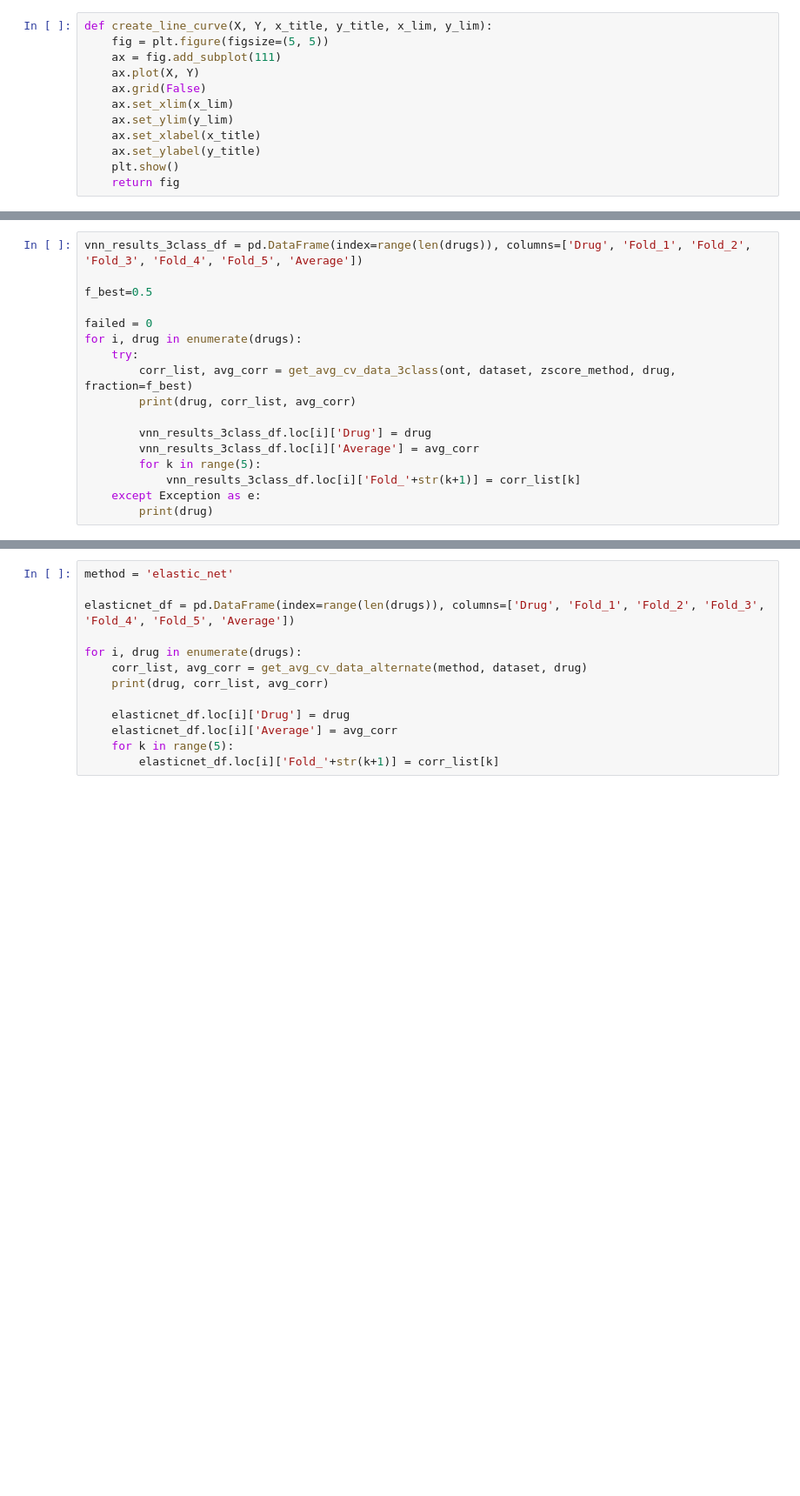
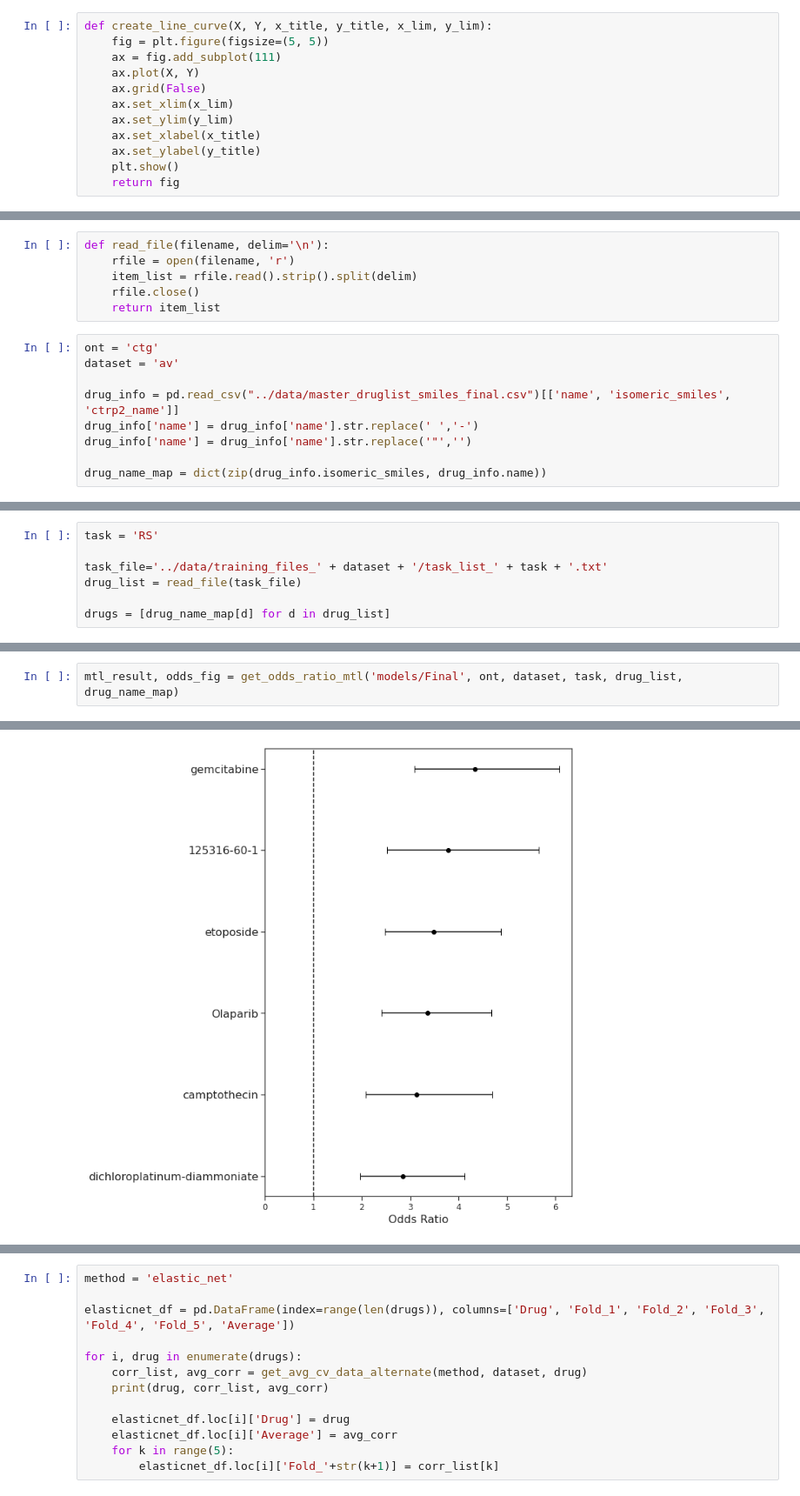
Before and after one commit to idekerlab/multitask_vnn, a Jupyter notebook: notebooks/model_comparison.ipynb, the cells around one changed output, grey strips where cells are left out. Shown: that part at 87% size. Saved outputs shown, nothing was run; the diff lists cells and outputs as text; blank space fills up the shorter version.

```diff
--- a/notebooks/model_comparison.ipynb
+++ b/notebooks/model_comparison.ipynb
@@ -666,17 +261,0 @@ for i, drug in enumerate(drugs):
-# %%
-vnn_results_3class_df = pd.DataFrame(index=range(len(drugs)), columns=['Drug', 'Fold_1', 'Fold_2', 'Fold_3', 'Fold_4', 'Fold_5', 'Average'])
-
-f_best=0.5
-
-failed = 0
-for i, drug in enumerate(drugs):
-    try:
-        corr_list, avg_corr = get_avg_cv_data_3class(ont, dataset, zscore_method, drug, fraction=f_best)
-        print(drug, corr_list, avg_corr)
-
-        vnn_results_3class_df.loc[i]['Drug'] = drug
-        vnn_results_3class_df.loc[i]['Average'] = avg_corr
-        for k in range(5):
-            vnn_results_3class_df.loc[i]['Fold_'+str(k+1)] = corr_list[k]
-    except Exception as e:
-        print(drug)
@@ -682,0 +470,15 @@ for i, drug in enumerate(drugs):
+# %%
+def read_file(filename, delim='\n'):
+    rfile = open(filename, 'r')
+    item_list = rfile.read().strip().split(delim)
+    rfile.close()
+    return item_list
+# %%
+ont = 'ctg'
+dataset = 'av'
+
+drug_info = pd.read_csv("../data/master_druglist_smiles_final.csv")[['name', 'isomeric_smiles', 'ctrp2_name']]
+drug_info['name'] = drug_info['name'].str.replace(' ','-')
+drug_info['name'] = drug_info['name'].str.replace('"','')
+
+drug_name_map = dict(zip(drug_info.isomeric_smiles, drug_info.name))
@@ -682,0 +505,7 @@ for i, drug in enumerate(drugs):
+# %%
+task = 'RS'
+
+task_file='../data/training_files_' + dataset + '/task_list_' + task + '.txt'
+drug_list = read_file(task_file)
+
+drugs = [drug_name_map[d] for d in drug_list]
@@ -682,0 +568,3 @@ for i, drug in enumerate(drugs):
+# %%
+mtl_result, odds_fig = get_odds_ratio_mtl('models/Final', ont, dataset, task, drug_list, drug_name_map)
+# %% [output]
@@ -682,0 +588 @@ for i, drug in enumerate(drugs):
+[figure, added]
```
Also changed, not shown: parts of 99 cells of this notebook, 14 other files.
